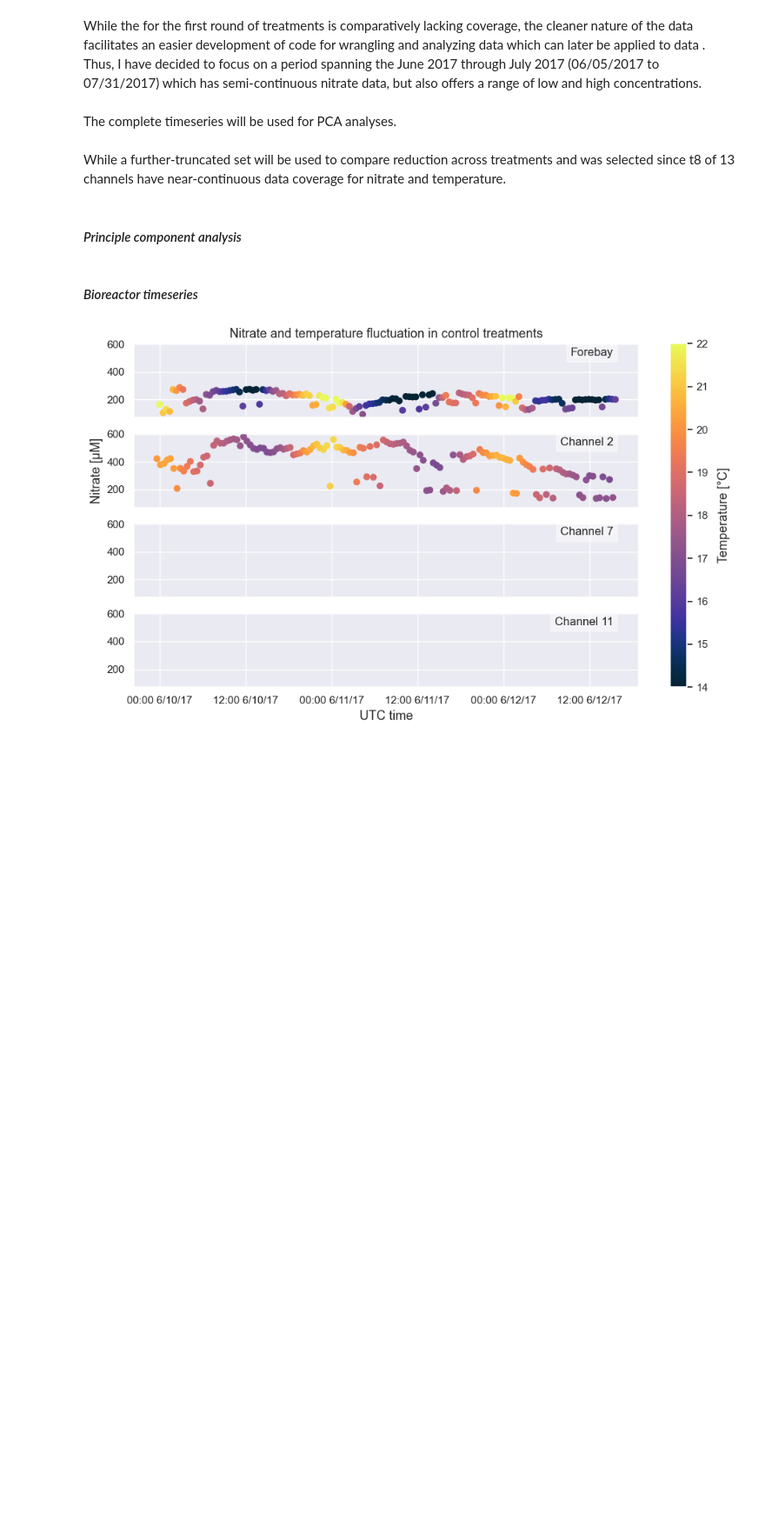
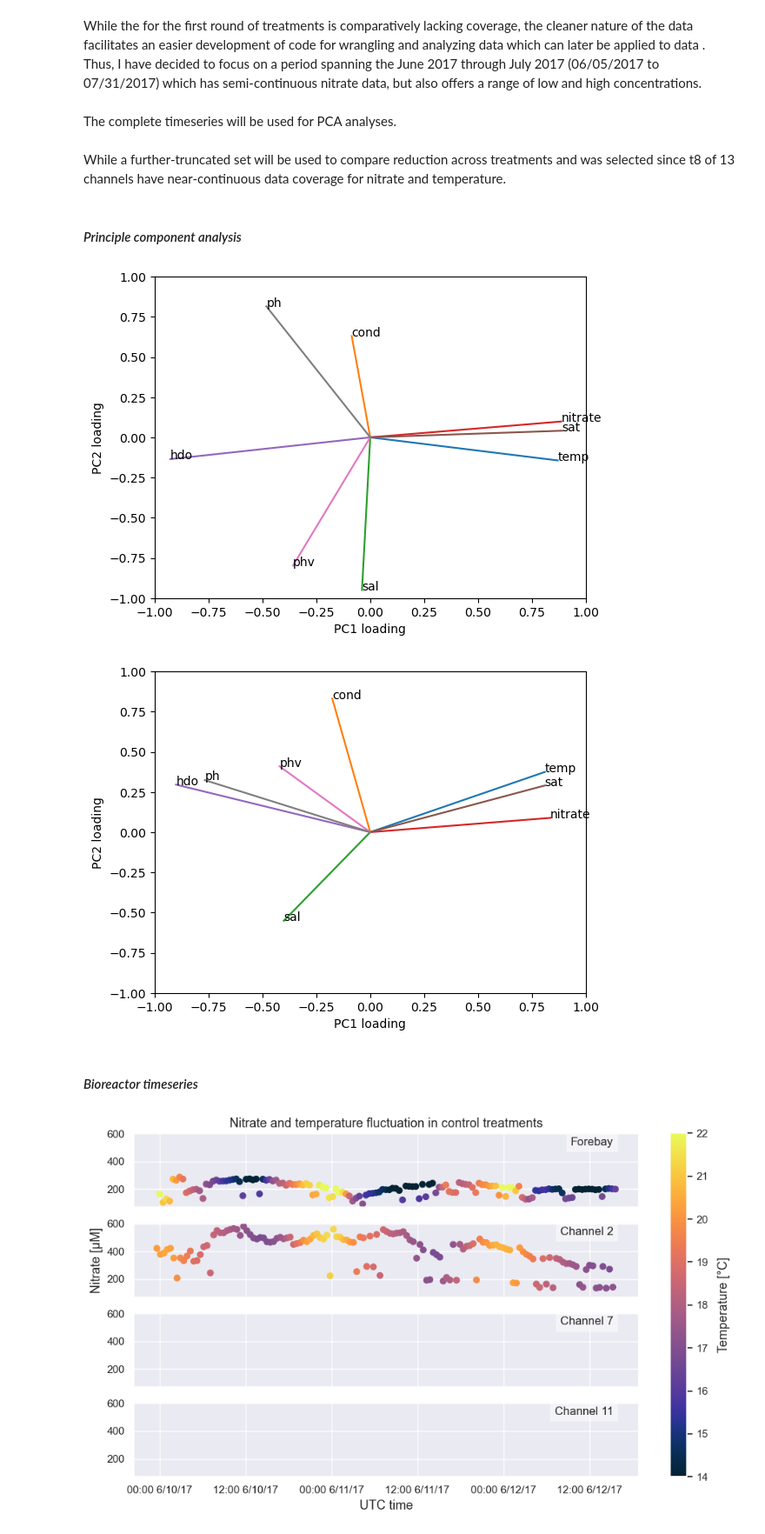
Before and after one commit to kmduncan1/MS263_BioreactorProject, a Jupyter notebook: ProjectNotebook.ipynb, the cells around one changed output. Shown at 87% size. Drawn from its saved outputs; the diff is of its cells as text; code cells hidden in the pictures; blank space fills up the shorter version.

Commit message:
Updated notebook with PCA calculations

```diff
--- a/ProjectNotebook.ipynb
+++ b/ProjectNotebook.ipynb
@@ -159,6 +159,53 @@ dfc6_hPlot = CBRF.dfclean_nitratetemp(dfc6_timesub)
 dfc10_hPlot = CBRF.dfclean_nitratetemp(dfc10_timesub)
 # %% [markdown]
 #### *Principle component analysis*
+# %%
+varlist=['temp','cond','sal','nitrate','hdo','sat','phv','ph'] #Initialize variable list for PCA analysis
+
+#Utilize BioreactorPCA function to generate eigenvectors, eigenvalues, PC factor loadings, and other variables for the forebay and all channels
+fbPCA_zscores, fbPCA_evalues, fbPCA_evectors, fbPCA_PC1pvar, fbPCA_PC2pvar, fbPCA_FactorMatrix, fbPCA_PCscores, fbPCA_TimeMatrix = CBRF.BioreactorPCA(dffb_PCA) #Forebay
+#Control channel PCA calculations
+c2PCA_zscores, c2PCA_evalues, c2PCA_evectors, c2PCA_PC1pvar, c2PCA_PC2pvar, c2PCA_FactorMatrix, c2PCA_PCscores, c2PCA_TimeMatrix = CBRF.BioreactorPCA(dfc2_cPCA)
+c7PCA_zscores, c7PCA_evalues, c7PCA_evectors, c7PCA_PC1pvar, c7PCA_PC2pvar, c7PCA_FactorMatrix, c7PCA_PCscores, c7PCA_TimeMatrix = CBRF.BioreactorPCA(dfc7_cPCA)
+c11PCA_zscores, c11PCA_evalues, c11PCA_evectors, c11PCA_PC1pvar, c11PCA_PC2pvar, c11PCA_FactorMatrix, c11PCA_PCscores, c11PCA_TimeMatrix = CBRF.BioreactorPCA(dfc11_cPCA)
+#Woodchip channel PCA calculations
+c1PCA_zscores, c1PCA_evalues, c1PCA_evectors, c1PCA_PC1pvar, c1PCA_PC2pvar, c1PCA_FactorMatrix, c1PCA_PCscores, c1PCA_TimeMatrix = CBRF.BioreactorPCA(dfc1_wPCA)
+c5PCA_zscores, c5PCA_evalues, c5PCA_evectors, c5PCA_PC1pvar, c5PCA_PC2pvar, c5PCA_FactorMatrix, c5PCA_PCscores, c5PCA_TimeMatrix = CBRF.BioreactorPCA(dfc5_wPCA)
+c9PCA_zscores, c9PCA_evalues, c9PCA_evectors, c9PCA_PC1pvar, c9PCA_PC2pvar, c9PCA_FactorMatrix, c9PCA_PCscores, c9PCA_TimeMatrix = CBRF.BioreactorPCA(dfc9_wPCA)
+
+#Covered woodchip channel PCA calculations
+c3PCA_zscores, c3PCA_evalues, c3PCA_evectors, c3PCA_PC1pvar, c3PCA_PC2pvar, c3PCA_FactorMatrix, c3PCA_PCscores, c3PCA_TimeMatrix = CBRF.BioreactorPCA(dfc3_cwPCA)
+c8PCA_zscores, c8PCA_evalues, c8PCA_evectors, c8PCA_PC1pvar, c8PCA_PC2pvar, c8PCA_FactorMatrix, c8PCA_PCscores, c8PCA_TimeMatrix = CBRF.BioreactorPCA(dfc8_cwPCA)
+c12PCA_zscores, c12PCA_evalues, c12PCA_evectors, c12PCA_PC1pvar, c12PCA_PC2pvar, c12PCA_FactorMatrix, c12PCA_PCscores, c12PCA_TimeMatrix = CBRF.BioreactorPCA(dfc12_cwPCA)
+
+#Hydrocotyle channel PCA calculations
+c1PCA_zscores, c1PCA_evalues, c1PCA_evectors, c1PCA_PC1pvar, c1PCA_PC2pvar, c1PCA_FactorMatrix, c1PCA_PCscores, c1PCA_TimeMatrix = CBRF.BioreactorPCA(dfc4_hPCA)
+c1PCA_zscores, c1PCA_evalues, c1PCA_evectors, c1PCA_PC1pvar, c1PCA_PC2pvar, c1PCA_FactorMatrix, c1PCA_PCscores, c1PCA_TimeMatrix = CBRF.BioreactorPCA(dfc6_hPCA)
+c1PCA_zscores, c1PCA_evalues, c1PCA_evectors, c1PCA_PC1pvar, c1PCA_PC2pvar, c1PCA_FactorMatrix, c1PCA_PCscores, c1PCA_TimeMatrix = CBRF.BioreactorPCA(dfc10_hPCA)
+
+#Setup factors loading plot
+plt.figure()
+plt.xlim([-1,1])
+plt.ylim([-1,1])
+plt.xlabel('PC1 loading')
+plt.ylabel('PC2 loading')
+#Plot factor loadings for the seven variables in the datamatrix
+for i,txt in enumerate(varlist):
+    plt.plot([0,c1PCA_FactorMatrix[i,0]],[0,c1PCA_FactorMatrix[i,1]],'-')
+    plt.text(c1PCA_FactorMatrix[i,0],c1PCA_FactorMatrix[i,1],txt)
+#Setup factors loading plot
+plt.figure()
+plt.xlim([-1,1])
+plt.ylim([-1,1])
+plt.xlabel('PC1 loading')
+plt.ylabel('PC2 loading')
+#Plot factor loadings for the seven variables in the datamatrix
+for i,txt in enumerate(varlist):
+    plt.plot([0,c9PCA_FactorMatrix[i,0]],[0,c9PCA_FactorMatrix[i,1]],'-')
+    plt.text(c9PCA_FactorMatrix[i,0],c9PCA_FactorMatrix[i,1],txt)
+# %% [output]
+[figure, added]
+[figure, added]
 # %% [markdown]
 #### *Bioreactor timeseries*
 # %%
```
